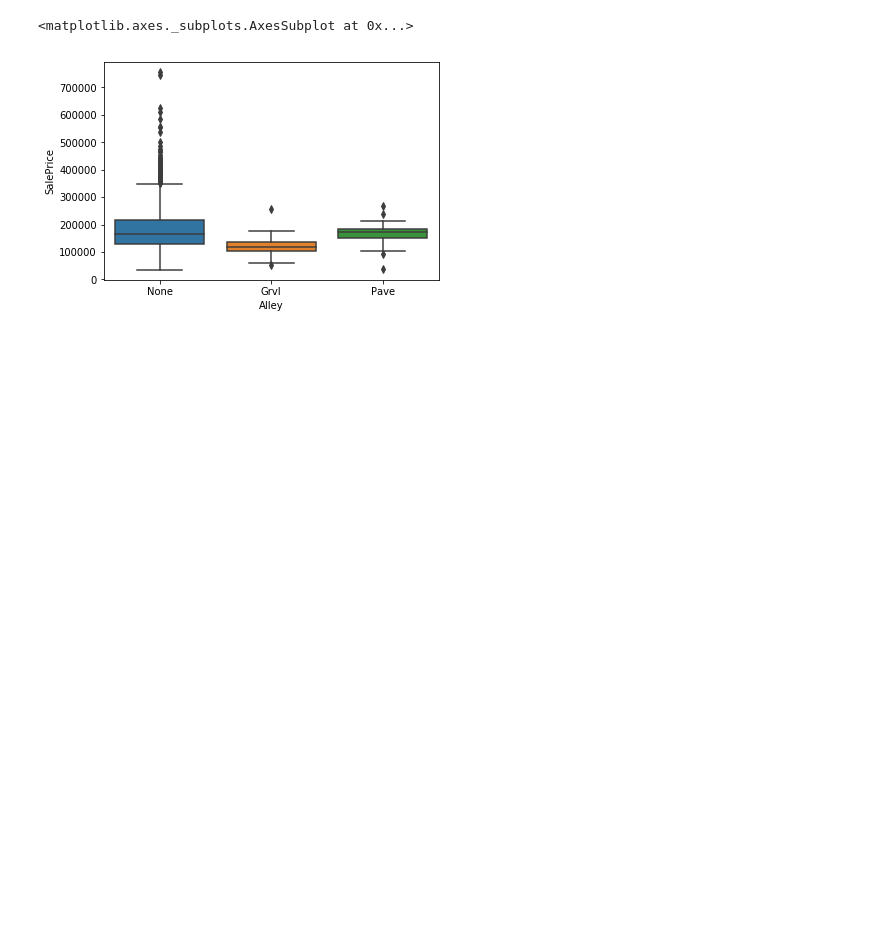
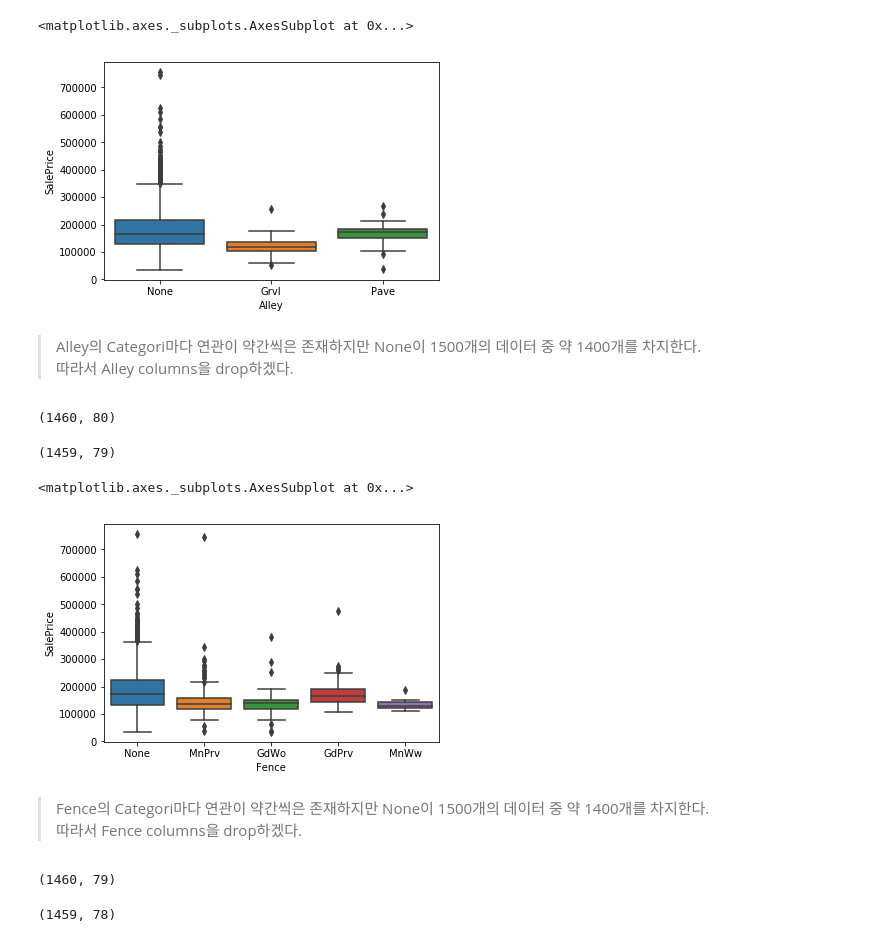
Before and after one commit to rjsdn31536/predict_houseprice_kaggle, a Jupyter notebook: predict_sum.ipynb, the cells around one changed output. Drawn from its saved outputs; the diff is of its cells as text; code cells hidden in the pictures; blank space fills up the shorter version.

```diff
--- a/predict_sum.ipynb
+++ b/predict_sum.ipynb
@@ -71,4 +97,6 @@ sns.jointplot(x='BsmtFinSF1', y='SalePrice', data=data_train,kind='kde')
 # %%
+# 결측값을 'None' 이라는 category로 만들어준다.
+data_train.Alley = data_train.Alley.fillna('None')
 sns.boxplot(x='Alley', y='SalePrice', data=data_train)
 # %% [output]
 <matplotlib.axes._subplots.AxesSubplot at 0x...>
@@ -87,0 +104,29 @@ for i in tmp.index:
+# %% [markdown]
+>Alley의 Categori마다 연관이 약간씩은 존재하지만 None이 1500개의 데이터 중 약 1400개를 차지한다.<br>
+따라서 Alley columns을 drop하겠다.
+# %%
+data_train.drop(['Alley'], axis=1, inplace=True)
+data_test.drop(['Alley'], axis=1, inplace=True)
+display(data_train.shape)
+display(data_test.shape)
+# %% [output]
+(1460, 80)
+(1459, 79)
+# %%
+# 결측값을 'None' 이라는 category로 만들어준다.
+data_train.Fence = data_train.Fence.fillna('None')
+sns.boxplot(x='Fence', y='SalePrice', data=data_train)
+# %% [output]
+<matplotlib.axes._subplots.AxesSubplot at 0x...>
+[figure, added]
+# %% [markdown]
+> Fence의 Categori마다 연관이 약간씩은 존재하지만 None이 1500개의 데이터 중 약 1400개를 차지한다.
+<br>따라서 Fence columns을 drop하겠다.
+# %%
+data_train.drop(['Fence'], axis=1, inplace=True)
+data_test.drop(['Fence'], axis=1, inplace=True)
+display(data_train.shape)
+display(data_test.shape)
+# %% [output]
+(1460, 79)
+(1459, 78)
```
Also changed, not shown: parts of 58 cells of this notebook, 6 other files.
